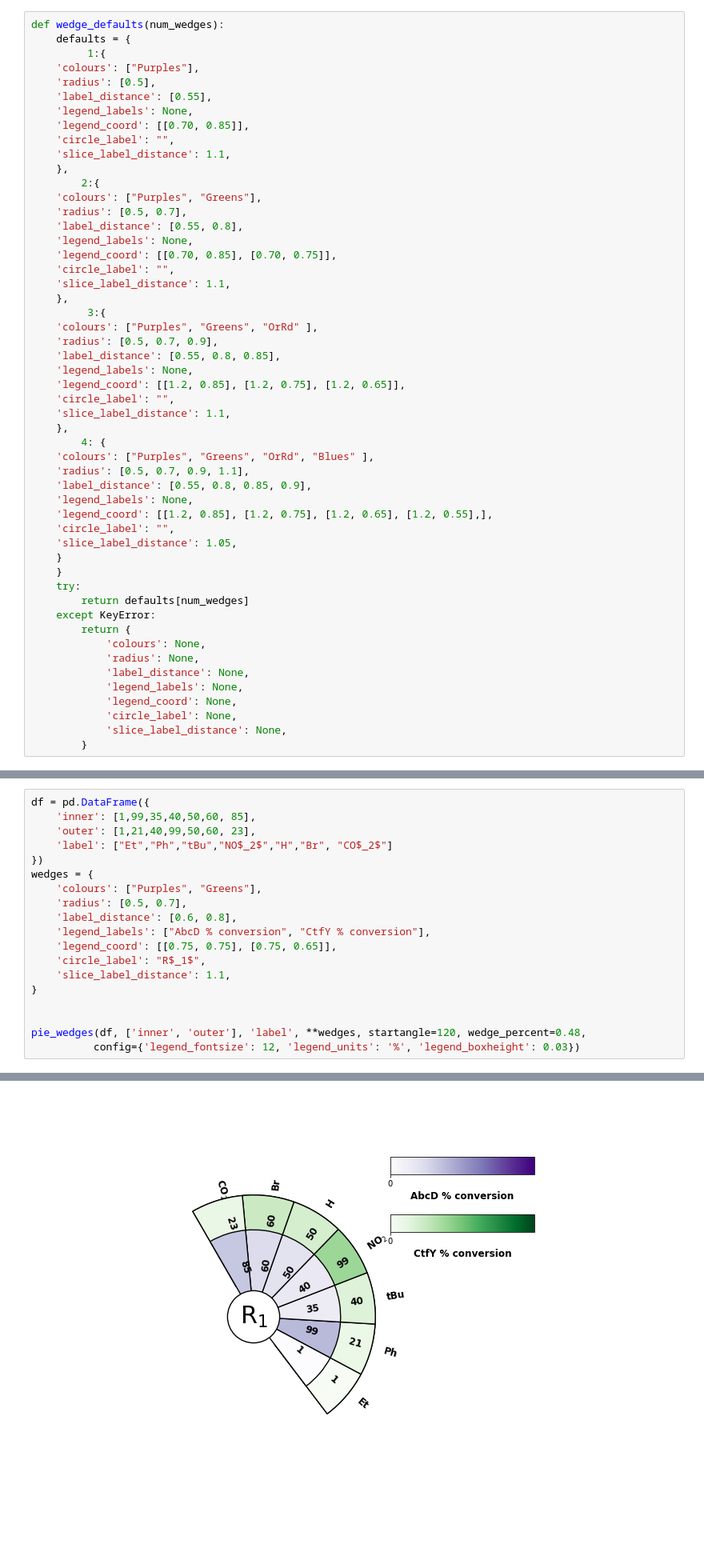
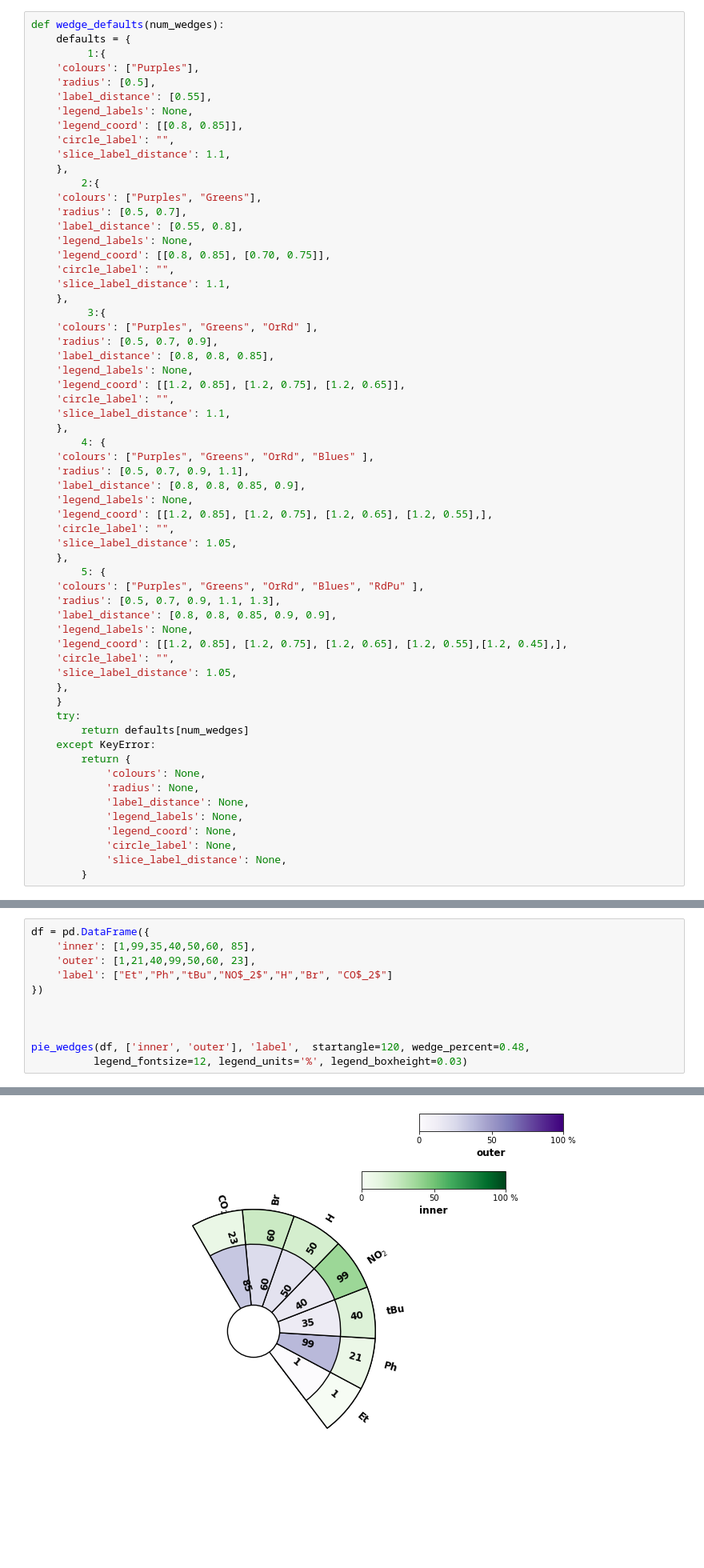
Before and after one commit to connectedblue/pdext_collection, a Jupyter notebook: pie_wedge/substrate.ipynb, the cells around one changed output, grey strips where cells are left out. Shown: that part at 80% size. Cells and saved outputs as stored; diff of their text form.

```diff
--- a/pie_wedge/substrate.ipynb
+++ b/pie_wedge/substrate.ipynb
@@ -95,7 +154,7 @@ def wedge_defaults(num_wedges):
     'radius': [0.5],
     'label_distance': [0.55],
     'legend_labels': None,
-    'legend_coord': [[0.70, 0.85]],
+    'legend_coord': [[0.8, 0.85]],
     'circle_label': "",
     'slice_label_distance': 1.1,
     },
@@ -104,14 +163,14 @@ def wedge_defaults(num_wedges):
     'radius': [0.5, 0.7],
     'label_distance': [0.55, 0.8],
     'legend_labels': None,
-    'legend_coord': [[0.70, 0.85], [0.70, 0.75]],
+    'legend_coord': [[0.8, 0.85], [0.70, 0.75]],
     'circle_label': "",
     'slice_label_distance': 1.1,
     },
          3:{
     'colours': ["Purples", "Greens", "OrRd" ],
     'radius': [0.5, 0.7, 0.9],
-    'label_distance': [0.55, 0.8, 0.85],
+    'label_distance': [0.8, 0.8, 0.85],
     'legend_labels': None,
     'legend_coord': [[1.2, 0.85], [1.2, 0.75], [1.2, 0.65]],
     'circle_label': "",
@@ -120,12 +179,21 @@ def wedge_defaults(num_wedges):
         4: {
     'colours': ["Purples", "Greens", "OrRd", "Blues" ],
     'radius': [0.5, 0.7, 0.9, 1.1],
-    'label_distance': [0.55, 0.8, 0.85, 0.9],
+    'label_distance': [0.8, 0.8, 0.85, 0.9],
     'legend_labels': None,
     'legend_coord': [[1.2, 0.85], [1.2, 0.75], [1.2, 0.65], [1.2, 0.55],],
     'circle_label': "",
     'slice_label_distance': 1.05,
-    }
+    },
+        5: {
+    'colours': ["Purples", "Greens", "OrRd", "Blues", "RdPu" ],
+    'radius': [0.5, 0.7, 0.9, 1.1, 1.3],
+    'label_distance': [0.8, 0.8, 0.85, 0.9, 0.9],
+    'legend_labels': None,
+    'legend_coord': [[1.2, 0.85], [1.2, 0.75], [1.2, 0.65], [1.2, 0.55],[1.2, 0.45],],
+    'circle_label': "",
+    'slice_label_distance': 1.05,
+    },
     }
     try:
         return defaults[num_wedges]
@@ -396,23 +451,15 @@ pie_wedges(df, ['inner', 'outer', 'outer+', 'outer++'], 'label' )
 # %%
 df = pd.DataFrame({
     'inner': [1,99,35,40,50,60, 85],
     'outer': [1,21,40,99,50,60, 23],
     'label': ["Et","Ph","tBu","NO$_2$","H","Br", "CO$_2$"]
 })
-wedges = {
-    'colours': ["Purples", "Greens"],
-    'radius': [0.5, 0.7],
-    'label_distance': [0.6, 0.8],
-    'legend_labels': ["AbcD % conversion", "CtfY % conversion"],
-    'legend_coord': [[0.75, 0.75], [0.75, 0.65]],
-    'circle_label': "R$_1$",
-    'slice_label_distance': 1.1,
-}
 
 
-pie_wedges(df, ['inner', 'outer'], 'label', **wedges, startangle=120, wedge_percent=0.48,
-          config={'legend_fontsize': 12, 'legend_units': '%', 'legend_boxheight': 0.03})
+
+pie_wedges(df, ['inner', 'outer'], 'label',  startangle=120, wedge_percent=0.48,
+          legend_fontsize=12, legend_units='%', legend_boxheight=0.03)
 # %% [output]
 (<Figure size 720x720 with 3 Axes>,
  <matplotlib.axes._subplots.AxesSubplot at 0x...>)
-[figure, old version]
+[figure, new version]
```
Also changed, not shown: parts of 7 cells of this notebook, 1 other file.
